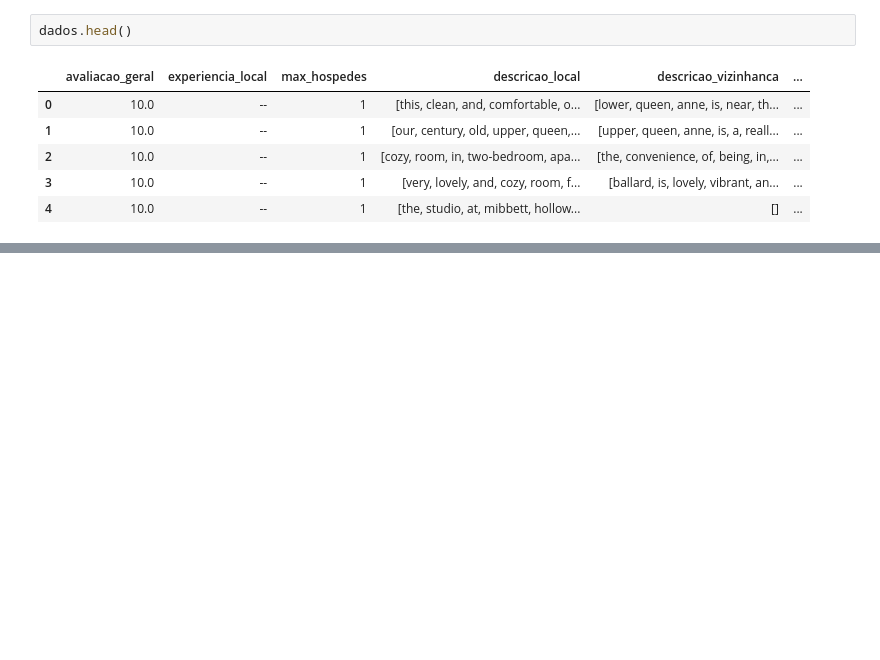
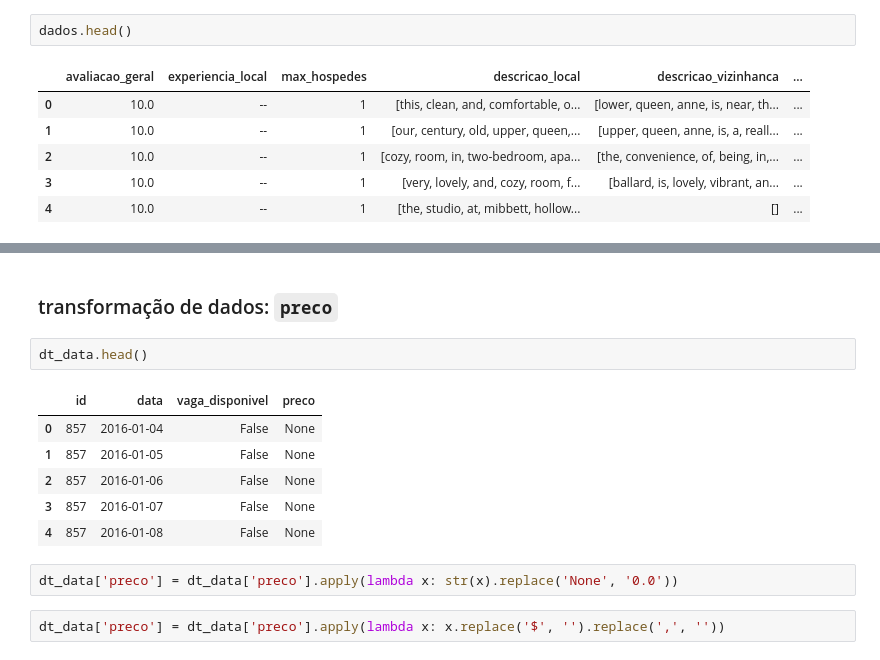
Before and after one commit to strawndri/python-ds-pandas-transformacao-manipulacao-dados, a Jupyter notebook: Projeto_Python_Data_Science.ipynb, the cells around one changed output, grey strips where cells are left out. Drawn from its saved outputs; the diff is of its cells as text; blank space fills up the shorter version.

```diff
--- a/Projeto_Python_Data_Science.ipynb
+++ b/Projeto_Python_Data_Science.ipynb
@@ -381,0 +471,15 @@ dados.head()
+# %% [markdown]
+### transformação de dados: `preco`
+# %%
+dt_data.head()
+# %% [output]
+|  | id | data | vaga_disponivel | preco |
+| 0 | 857 | 2016-01-04 | False | None |
+| 1 | 857 | 2016-01-05 | False | None |
+| 2 | 857 | 2016-01-06 | False | None |
+| 3 | 857 | 2016-01-07 | False | None |
+| 4 | 857 | 2016-01-08 | False | None |
+# %%
+dt_data['preco'] = dt_data['preco'].apply(lambda x: str(x).replace('None', '0.0'))
+# %%
+dt_data['preco'] = dt_data['preco'].apply(lambda x: x.replace('$', '').replace(',', ''))
```
Also changed, not shown: parts of 12 cells of this notebook.
